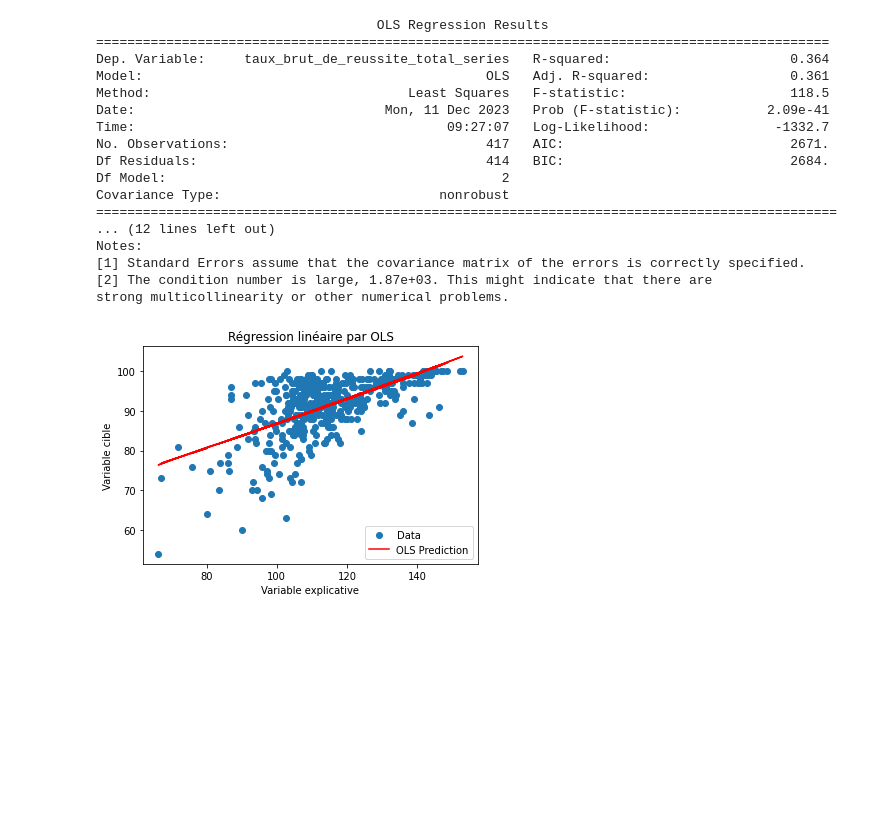
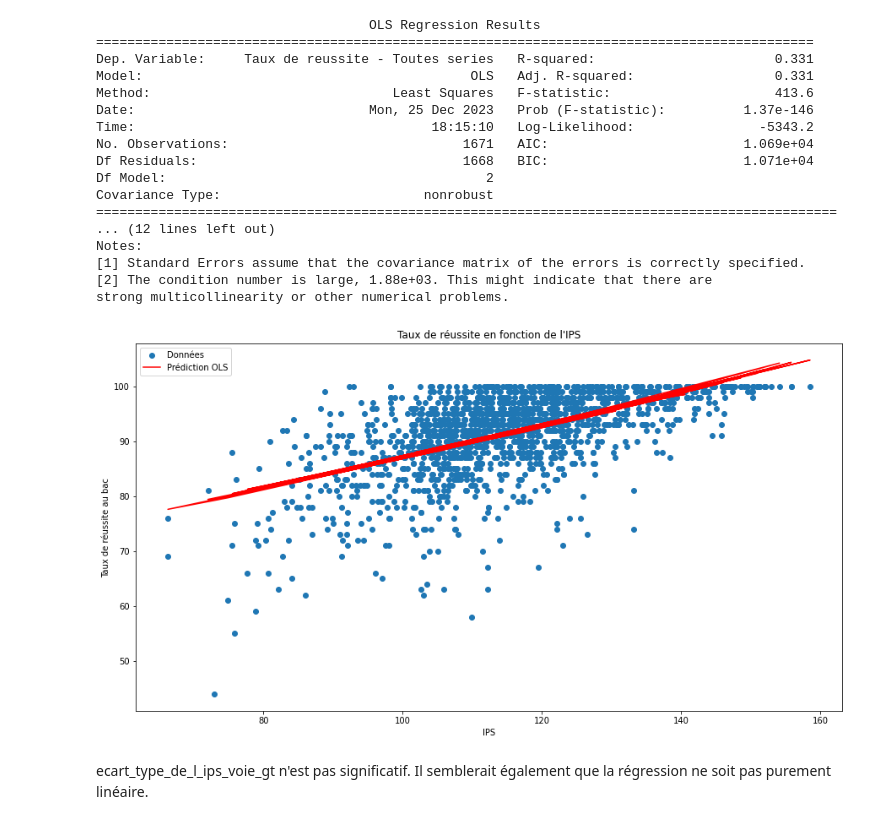
Before and after one commit to RBorhani/Projet_Python, a Jupyter notebook: Etude de l'IPS et de la Valeur Ajoutee.ipynb, the cells around one changed output. Saved outputs shown, nothing was run; the diff lists cells and outputs as text; code cells hidden in the pictures; blank space fills up the shorter version.

```diff
--- a/Etude de l'IPS et de la Valeur Ajoutee.ipynb
+++ b/Etude de l'IPS et de la Valeur Ajoutee.ipynb
@@ -76,4 +88,6 @@ valeur_ajoutee_gen
 # %%
 ips.rename(columns = {'uai' : 'code_etablissement'}, inplace = True)
+# %%
+valeur_ajoutee_gen.rename(columns = {'UAI' : 'code_etablissement'}, inplace = True)
 # %%
 ips_val = valeur_ajoutee_gen.merge(ips)
@@ -96 +94,4 @@ ips_val
+# %%
+duplicatesColumns = ['academie', 'departement', 'code_insee_de_la_commune']
+ips_val = ips_val.drop(duplicatesColumns, axis = 1)
 # %% [markdown]
@@ -202,0 +99,9 @@ test[test['va_reu_total'] == 'ND']
+# %%
+va = ['Valeur ajoutee du taux de reussite - Toutes series',
+       "Valeur ajoutee du taux d'acces 2nde-bac",
+       'Valeur ajoutee du taux de reussite - L',
+       'Valeur ajoutee du taux de reussite - ES',
+       'Valeur ajoutee du taux de reussite - S']
+for x in va :
+    ips_val[x] = ips_val[x].replace('ND', np.nan)
+    ips_val[x] = ips_val[x].astype(float)
@@ -203,3 +123,5 @@ test[test['va_reu_total'] == 'ND']
 # %%
-ips_val = ips_val.groupby(['code_etablissement', 'annee']).mean()
+numeric_columns = ips_val.select_dtypes(include=['number'])
+numeric_columns['code_etablissement'] = ips_val['code_etablissement']
+ips_val_merged = numeric_columns.groupby(['code_etablissement', 'Annee']).mean()
 # %%
@@ -298,44 +226,48 @@ import statsmodels.api as sm
 # %%
-ips_reg = ips_val[['ips_voie_gt', 'ecart_type_de_l_ips_voie_gt', 'taux_brut_de_reussite_total_series']].dropna()
+ips_reg = ips_val_merged[['ips_voie_gt', 'ecart_type_de_l_ips_voie_gt', 'Taux de reussite - Toutes series']].dropna()
 X = ips_reg[['ips_voie_gt', 'ecart_type_de_l_ips_voie_gt']]
-y = ips_reg['taux_brut_de_reussite_total_series']
+y = ips_reg['Taux de reussite - Toutes series']
+
 
 # Ajout d'une colonne de 1 pour le terme constant (biais)
 X = sm.add_constant(X)
 
 # Création du modèle OLS
 model = sm.OLS(y, X)
 
 # Entraînement du modèle
 results = model.fit()
 
 # Affichage des résultats de la régression
 print(results.summary())
 
 # Tracer la régression
-plt.scatter(X['ips_voie_gt'], y, label='Data')
-plt.plot(X['ips_voie_gt'], results.predict(X), color='red', label='OLS Prediction')
-plt.xlabel('Variable explicative')
-plt.ylabel('Variable cible')
-plt.title('Régression linéaire par OLS')
+plt.figure(figsize = (15,8))
+plt.scatter(X['ips_voie_gt'], y, label='Données')
+plt.plot(X['ips_voie_gt'], results.predict(X), color='red', label='Prédiction OLS')
+plt.xlabel('IPS')
+plt.ylabel('Taux de réussite au bac')
+plt.title("Taux de réussite en fonction de l'IPS")
 plt.legend()
 plt.show()
 # %% [output]
-                                    OLS Regression Results
-==============================================================================================
-Dep. Variable:     taux_brut_de_reussite_total_series   R-squared:                       0.364
-Model:                                            OLS   Adj. R-squared:                  0.361
-Method:                                 Least Squares   F-statistic:                     118.5
-Date:                                Mon, 11 Dec 2023   Prob (F-statistic):           2.09e-41
-Time:                                        09:27:07   Log-Likelihood:                -1332.7
-No. Observations:                                 417   AIC:                             2671.
-Df Residuals:                                     414   BIC:                             2684.
-Df Model:                                           2
-Covariance Type:                            nonrobust
+                                   OLS Regression Results
+============================================================================================
+Dep. Variable:     Taux de reussite - Toutes series   R-squared:                       0.331
+Model:                                          OLS   Adj. R-squared:                  0.331
+Method:                               Least Squares   F-statistic:                     413.6
+Date:                              Mon, 25 Dec 2023   Prob (F-statistic):          1.37e-146
+Time:                                      18:15:10   Log-Likelihood:                -5343.2
+No. Observations:                              1671   AIC:                         1.069e+04
+Df Residuals:                                  1668   BIC:                         1.071e+04
+Df Model:                                         2
+Covariance Type:                          nonrobust
 ===============================================================================================
 ... (12 lines left out)
 Notes:
 [1] Standard Errors assume that the covariance matrix of the errors is correctly specified.
-[2] The condition number is large, 1.87e+03. This might indicate that there are
+[2] The condition number is large, 1.88e+03. This might indicate that there are
 strong multicollinearity or other numerical problems.
-[figure, old version]
+[figure, new version]
+# %% [markdown]
+ecart_type_de_l_ips_voie_gt n'est pas significatif. Il semblerait également que la régression ne soit pas purement linéaire.
```
Also changed, not shown: parts of 70 cells of this notebook.
